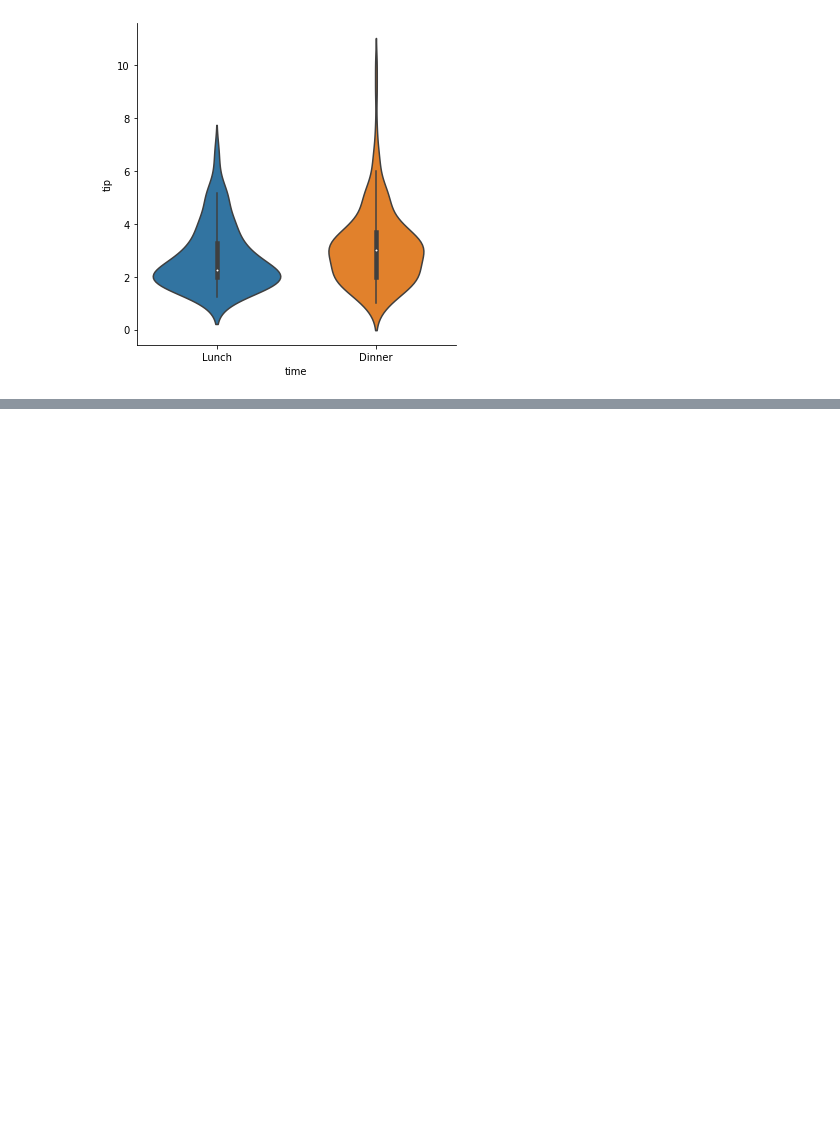
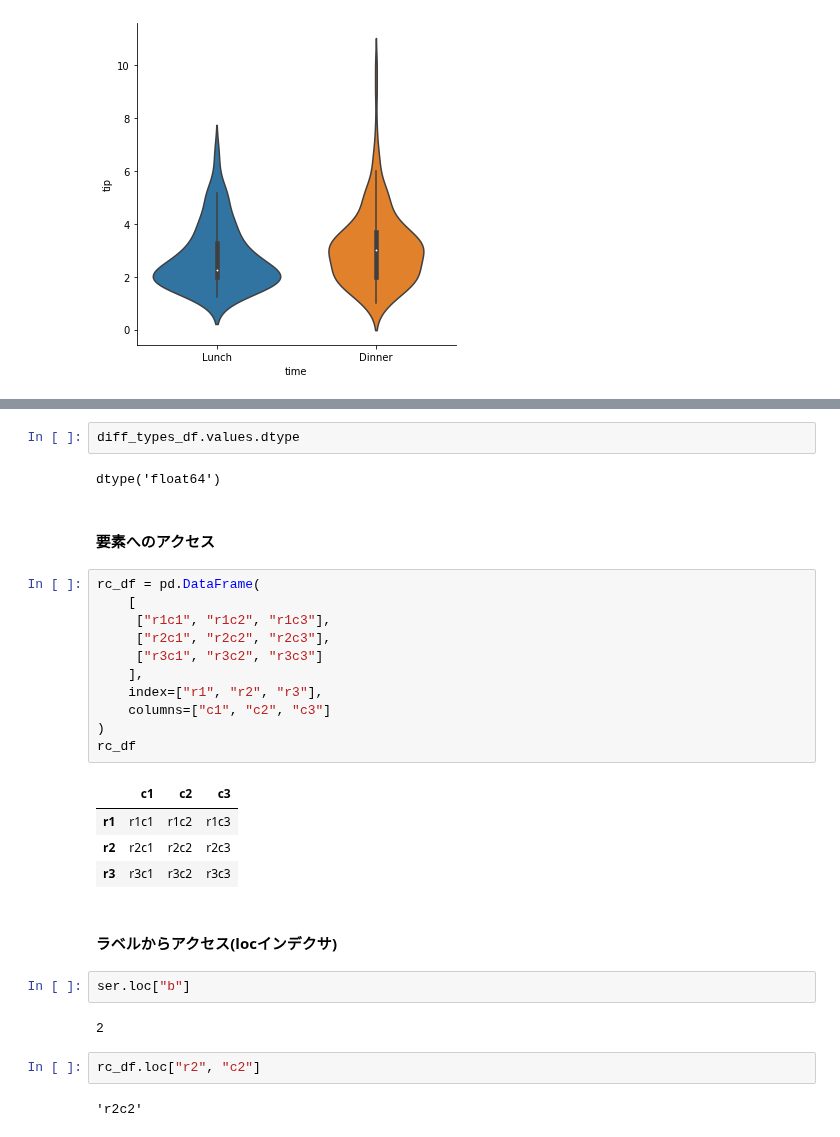
Before and after one commit to zfukuoka/Copying_a_sutra, a Jupyter notebook: SoftwareDesign202010_01/SoftwareDesign202010_0101.ipynb, the cells around one changed output, grey strips where cells are left out. Cells and saved outputs as stored; diff of their text form; blank space fills up the shorter version.

```diff
--- a/SoftwareDesign202010_01/SoftwareDesign202010_0101.ipynb
+++ b/SoftwareDesign202010_01/SoftwareDesign202010_0101.ipynb
@@ -18,0 +207,32 @@ sns.catplot(
+# %%
+diff_types_df.values.dtype
+# %% [output]
+dtype('float64')
+# %% [markdown]
+#### 要素へのアクセス
+# %%
+rc_df = pd.DataFrame(
+    [
+     ["r1c1", "r1c2", "r1c3"],
+     ["r2c1", "r2c2", "r2c3"],
+     ["r3c1", "r3c2", "r3c3"]
+    ],
+    index=["r1", "r2", "r3"],
+    columns=["c1", "c2", "c3"]
+)
+rc_df
+# %% [output]
+|  | c1 | c2 | c3 |
+| r1 | r1c1 | r1c2 | r1c3 |
+| r2 | r2c1 | r2c2 | r2c3 |
+| r3 | r3c1 | r3c2 | r3c3 |
+# %% [markdown]
+#### ラベルからアクセス(locインデクサ)
+# %%
+ser.loc["b"]
+# %% [output]
+2
+# %%
+rc_df.loc["r2", "c2"]
+# %% [output]
+'r2c2'
```
Also changed, not shown: parts of 63 cells of this notebook.
